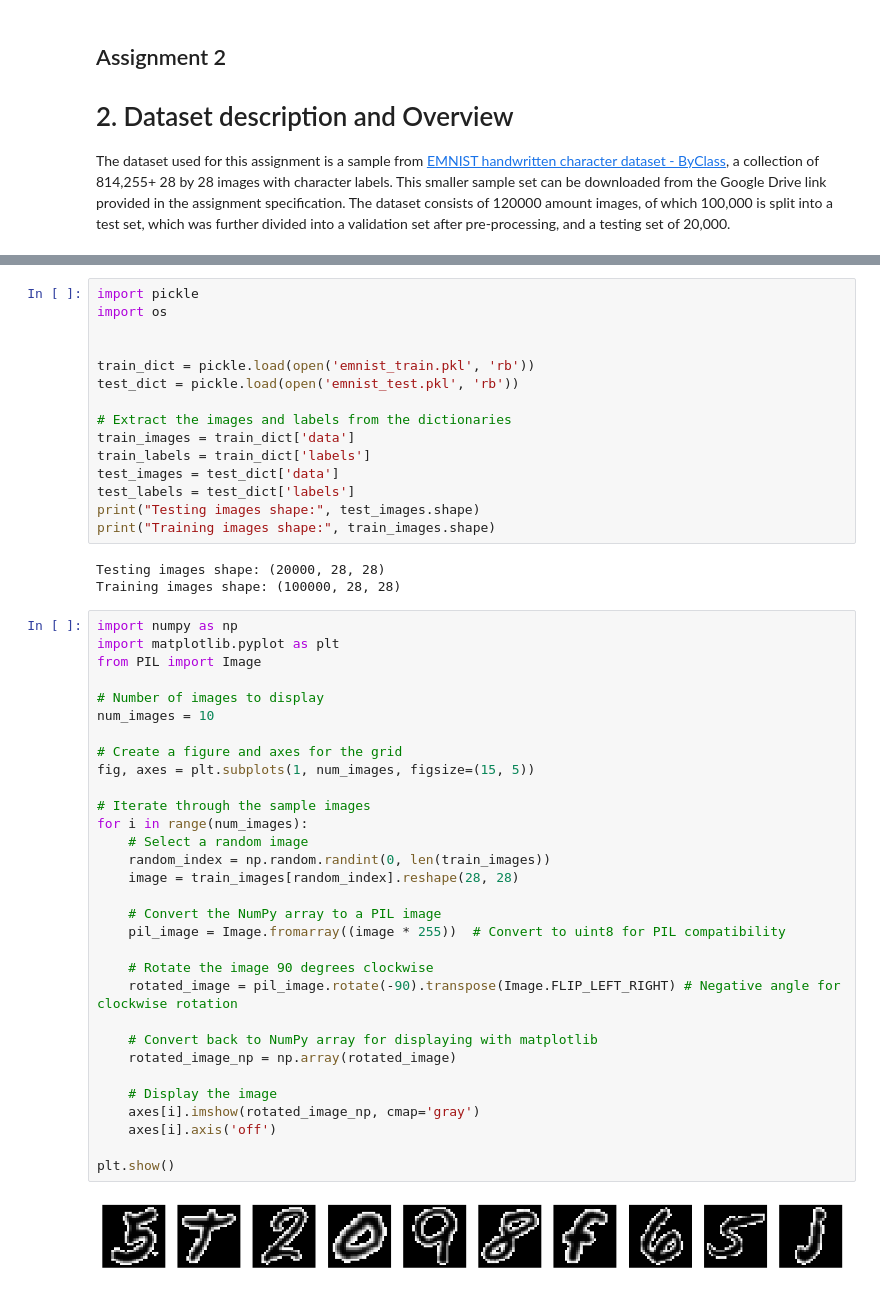
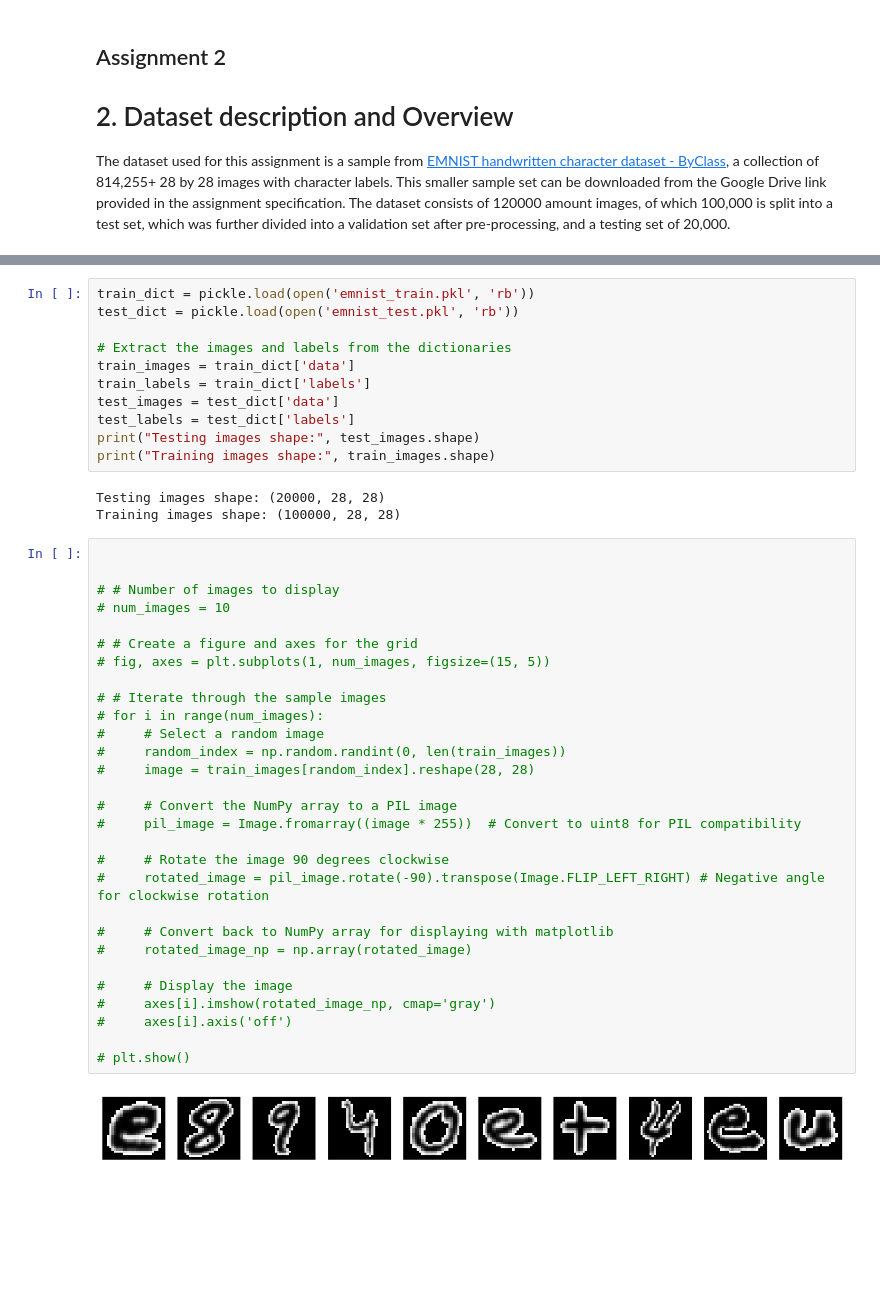
Before and after one commit to 0-2-H/COMP4318_ASSN2, a Jupyter notebook: Assignment_2.ipynb, the cells around one changed output, grey strips where cells are left out. Cells and saved outputs as stored; diff of their text form; blank space fills up the shorter version.

```diff
--- a/Assignment_2.ipynb
+++ b/Assignment_2.ipynb
@@ -36,8 +54,4 @@ import matplotlib.pyplot as plt
 # %%
-import pickle
-import os
-
-
 train_dict = pickle.load(open('emnist_train.pkl', 'rb'))
 test_dict = pickle.load(open('emnist_test.pkl', 'rb'))
 
@@ -52,38 +66,36 @@ print("Training images shape:", train_images.shape)
 Testing images shape: (20000, 28, 28)
 Training images shape: (100000, 28, 28)
 # %%
-import numpy as np
-import matplotlib.pyplot as plt
-from PIL import Image
 
-# Number of images to display
-num_images = 10
 
-# Create a figure and axes for the grid
-fig, axes = plt.subplots(1, num_images, figsize=(15, 5))
+# # Number of images to display
+# num_images = 10
 
-# Iterate through the sample images
-for i in range(num_images):
-    # Select a random image
-    random_index = np.random.randint(0, len(train_images))
-    image = train_images[random_index].reshape(28, 28)
+# # Create a figure and axes for the grid
+# fig, axes = plt.subplots(1, num_images, figsize=(15, 5))
 
-    # Convert the NumPy array to a PIL image
-    pil_image = Image.fromarray((image * 255))  # Convert to uint8 for PIL compatibility
+# # Iterate through the sample images
+# for i in range(num_images):
+#     # Select a random image
+#     random_index = np.random.randint(0, len(train_images))
+#     image = train_images[random_index].reshape(28, 28)
 
-    # Rotate the image 90 degrees clockwise
-    rotated_image = pil_image.rotate(-90).transpose(Image.FLIP_LEFT_RIGHT) # Negative angle for clockwise rotation
+#     # Convert the NumPy array to a PIL image
+#     pil_image = Image.fromarray((image * 255))  # Convert to uint8 for PIL compatibility
 
-    # Convert back to NumPy array for displaying with matplotlib
-    rotated_image_np = np.array(rotated_image)
+#     # Rotate the image 90 degrees clockwise
+#     rotated_image = pil_image.rotate(-90).transpose(Image.FLIP_LEFT_RIGHT) # Negative angle for clockwise rotation
 
-    # Display the image
-    axes[i].imshow(rotated_image_np, cmap='gray')
-    axes[i].axis('off')
+#     # Convert back to NumPy array for displaying with matplotlib
+#     rotated_image_np = np.array(rotated_image)
 
-plt.show()
+#     # Display the image
+#     axes[i].imshow(rotated_image_np, cmap='gray')
+#     axes[i].axis('off')
+
+# plt.show()
 # %% [output]
-[figure, old version]
+[figure, new version]
 # %%
 # Calculate the frequency of each label in the training set
 train_label_counts = {}
```
Also changed, not shown: parts of 15 cells of this notebook.
